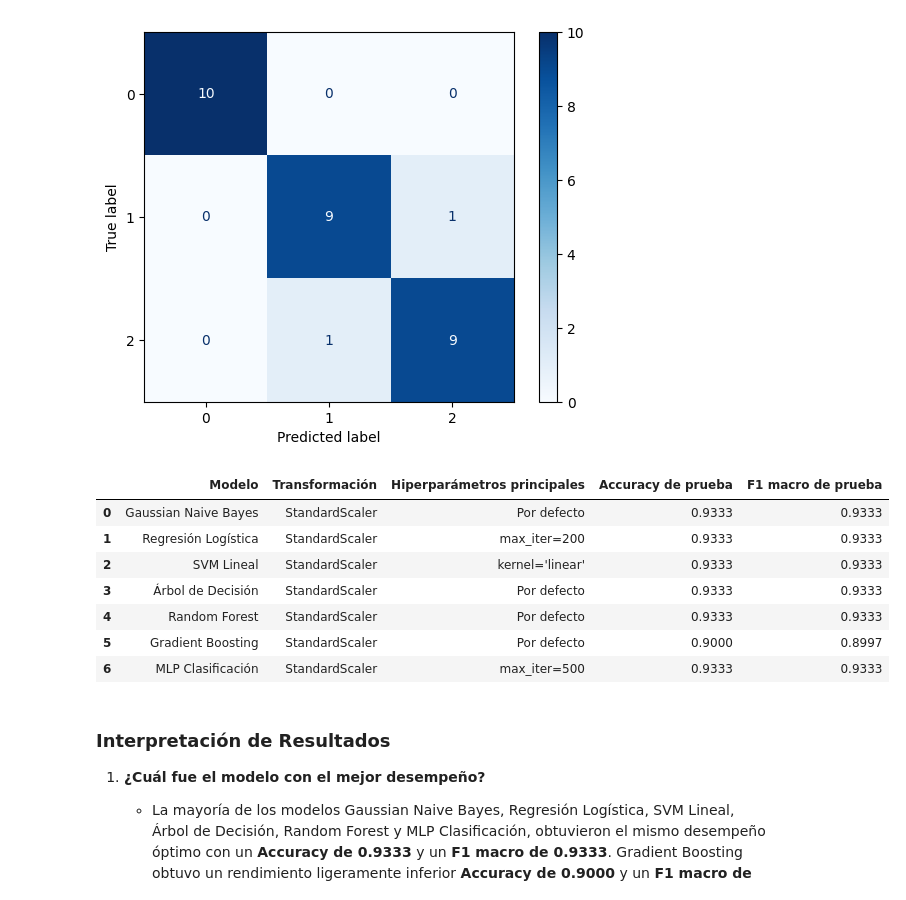
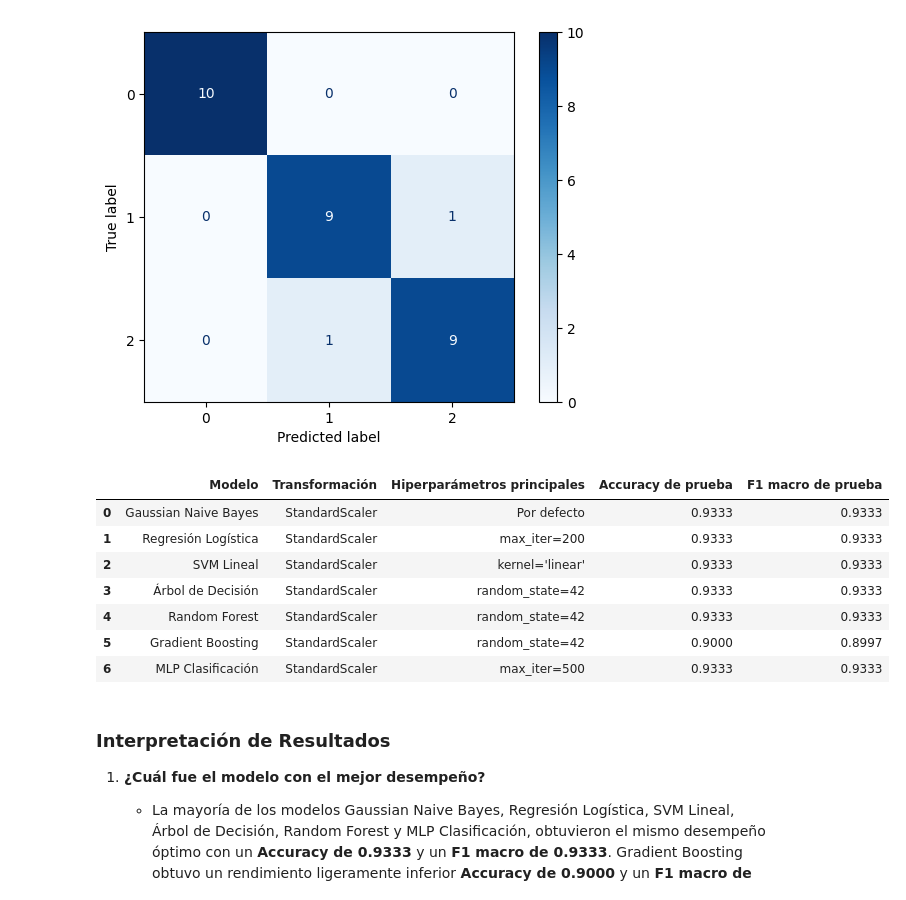
Before and after one commit to Celeste040205/Recuperacion-de-la-informacion, a Jupyter notebook: Ejercicio 01 Revisión ML - 1era parte/01_revml_GallardoCeleste.ipynb, the cells around one changed output. Drawn from its saved outputs; the diff is of its cells as text; code cells hidden in the pictures.

```diff
--- a/Ejercicio 01 Revisión ML - 1era parte/01_revml_GallardoCeleste.ipynb
+++ b/Ejercicio 01 Revisión ML - 1era parte/01_revml_GallardoCeleste.ipynb
@@ -377,39 +377,39 @@ resultados_tabla = []
 # Diccionario con tus modelos y sus hiperparámetros principales
 modelos_dict = {
     "Gaussian Naive Bayes": (gnb, "Por defecto"),
     "Regresión Logística": (lr, "max_iter=200"),
     "SVM Lineal": (svm_lineal, "kernel='linear'"),
-    "Árbol de Decisión": (arbol, "Por defecto"),
-    "Random Forest": (rf, "Por defecto"),
-    "Gradient Boosting": (gb, "Por defecto"),
+    "Árbol de Decisión": (arbol, "random_state=42"),
+    "Random Forest": (rf, "random_state=42"),
+    "Gradient Boosting": (gb, "random_state=42"),
     "MLP Clasificación": (mlp, "max_iter=500")
 }
 
 for nombre, (modelo, hiperparametros) in modelos_dict.items():
     # Evaluar sobre el conjunto de prueba
     y_pred_val = modelo.predict(X_val_scaled)
     acc = accuracy_score(y_val, y_pred_val)
     f1 = f1_score(y_val, y_pred_val, average='macro')
 
     resultados_tabla.append({
         "Modelo": nombre,
         "Transformación": "StandardScaler",
         "Hiperparámetros principales": hiperparametros,
         "Accuracy de prueba": round(acc, 4),
         "F1 macro de prueba": round(f1, 4)
     })
 
 # Crear y mostrar la tabla completa
 df_resumen = pd.DataFrame(resultados_tabla)
 display(df_resumen)
 # %% [output]
 |  | Modelo | Transformación | Hiperparámetros principales | Accuracy de prueba | F1 macro de prueba |
 | 0 | Gaussian Naive Bayes | StandardScaler | Por defecto | 0.9333 | 0.9333 |
 | 1 | Regresión Logística | StandardScaler | max_iter=200 | 0.9333 | 0.9333 |
 | 2 | SVM Lineal | StandardScaler | kernel='linear' | 0.9333 | 0.9333 |
-| 3 | Árbol de Decisión | StandardScaler | Por defecto | 0.9333 | 0.9333 |
-| 4 | Random Forest | StandardScaler | Por defecto | 0.9333 | 0.9333 |
-| 5 | Gradient Boosting | StandardScaler | Por defecto | 0.9000 | 0.8997 |
+| 3 | Árbol de Decisión | StandardScaler | random_state=42 | 0.9333 | 0.9333 |
+| 4 | Random Forest | StandardScaler | random_state=42 | 0.9333 | 0.9333 |
+| 5 | Gradient Boosting | StandardScaler | random_state=42 | 0.9000 | 0.8997 |
 | 6 | MLP Clasificación | StandardScaler | max_iter=500 | 0.9333 | 0.9333 |
 # %% [markdown]
 ### Interpretación de Resultados
```
Also changed, not shown: parts of 71 cells of this notebook.
